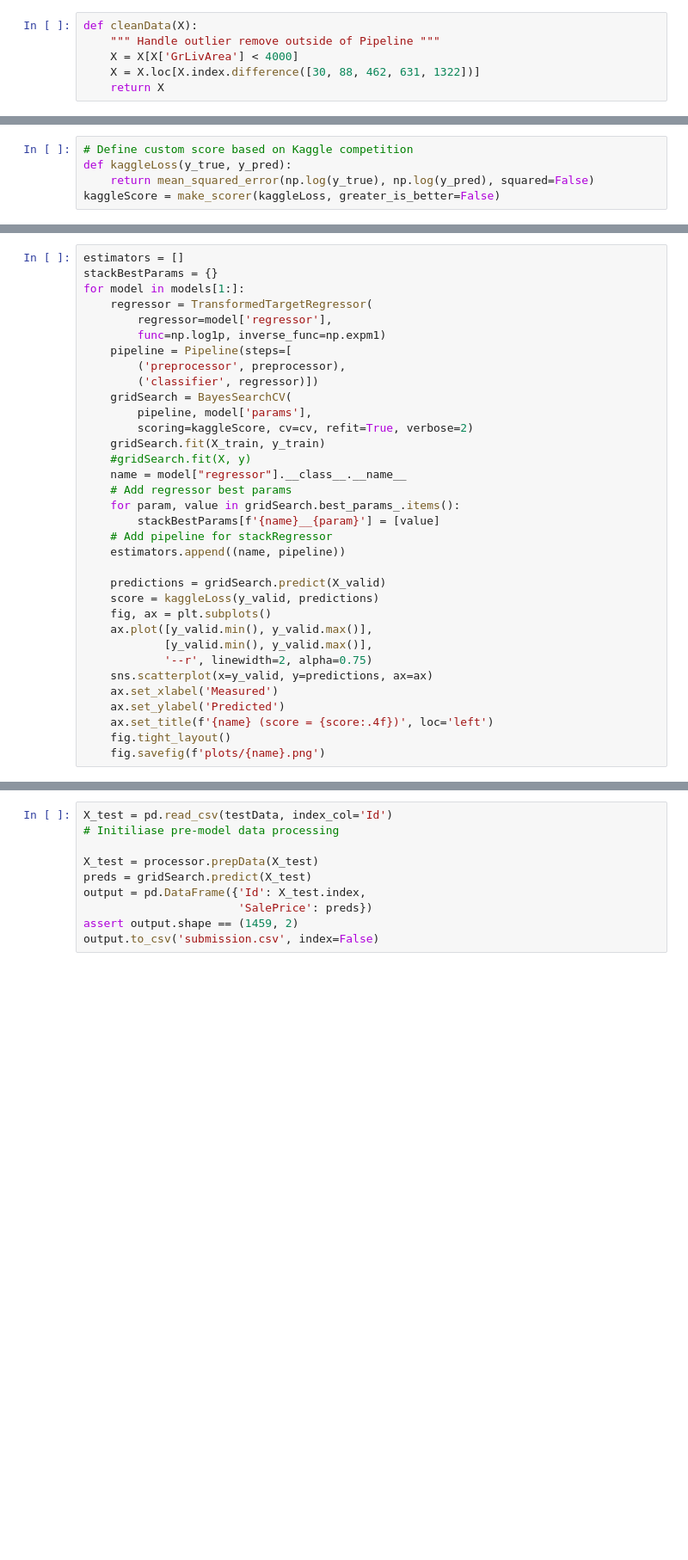
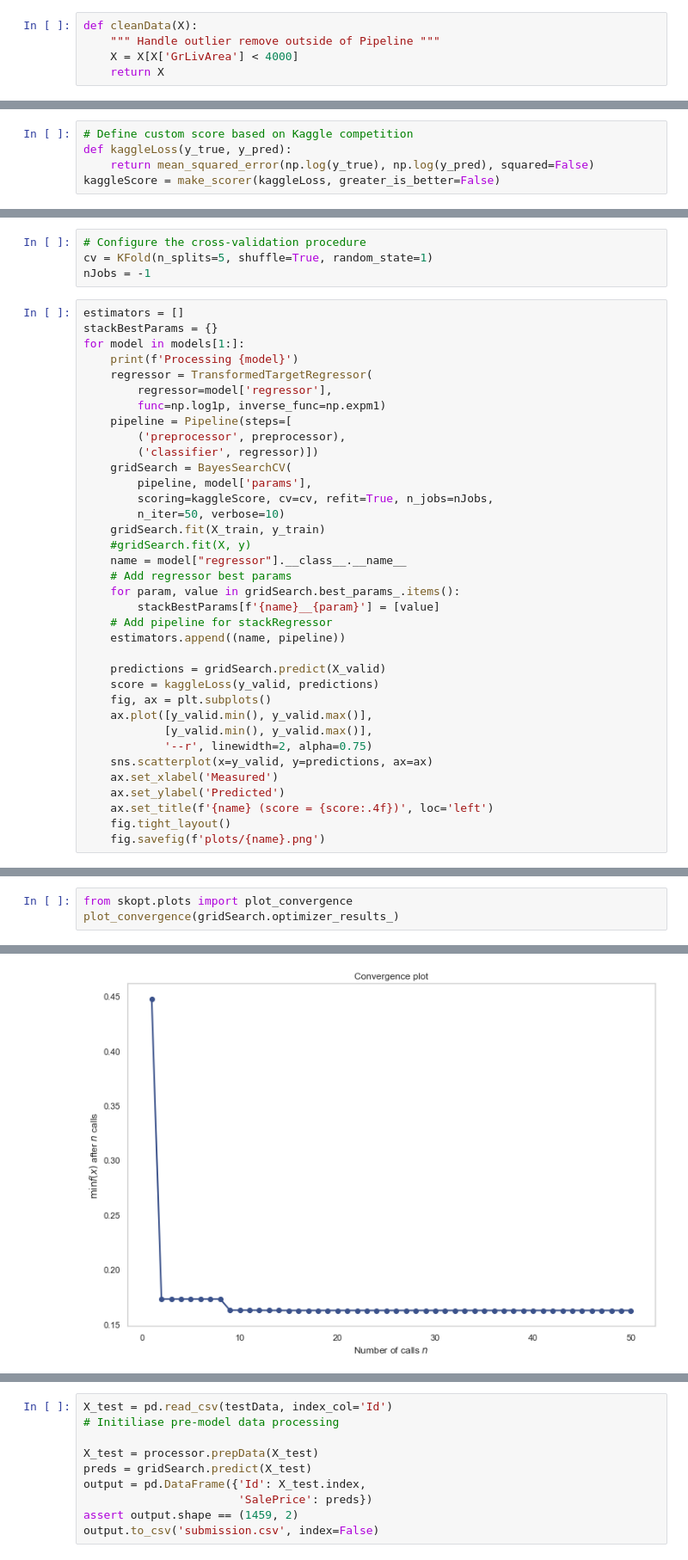
Before and after one commit to StephenRicher/machineLearning, a Jupyter notebook: HousingPrices/completePipeline.ipynb, the cells around one changed output, grey strips where cells are left out. Shown: that part at 86% size. Cells and saved outputs as stored; diff of their text form; blank space fills up the shorter version.

```diff
--- a/HousingPrices/completePipeline.ipynb
+++ b/HousingPrices/completePipeline.ipynb
@@ -43,7 +42,6 @@ target_col = 'SalePrice'
 def cleanData(X):
     """ Handle outlier remove outside of Pipeline """
     X = X[X['GrLivArea'] < 4000]
-    X = X.loc[X.index.difference([30, 88, 462, 631, 1322])]
     return X
 # %%
 class processHousePrices:
@@ -341,7 +336,12 @@ models = [
+# %%
+# Configure the cross-validation procedure
+cv = KFold(n_splits=5, shuffle=True, random_state=1)
+nJobs = -1
 # %%
 estimators = []
 stackBestParams = {}
 for model in models[1:]:
+    print(f'Processing {model}')
     regressor = TransformedTargetRegressor(
         regressor=model['regressor'],
         func=np.log1p, inverse_func=np.expm1)
@@ -350,7 +350,8 @@ for model in models[1:]:
         ('classifier', regressor)])
     gridSearch = BayesSearchCV(
         pipeline, model['params'],
-        scoring=kaggleScore, cv=cv, refit=True, verbose=2)
+        scoring=kaggleScore, cv=cv, refit=True, n_jobs=nJobs,
+        n_iter=50, verbose=10)
     gridSearch.fit(X_train, y_train)
     #gridSearch.fit(X, y)
     name = model["regressor"].__class__.__name__
@@ -374,0 +432,4 @@ for model in models[1:]:
+# %%
+from skopt.plots import plot_convergence
+plot_convergence(gridSearch.optimizer_results_)
+# %% [output]
@@ -374,0 +437 @@ for model in models[1:]:
+[figure, added]
```
Also changed, not shown: parts of 11 cells of this notebook, 8 other files.
